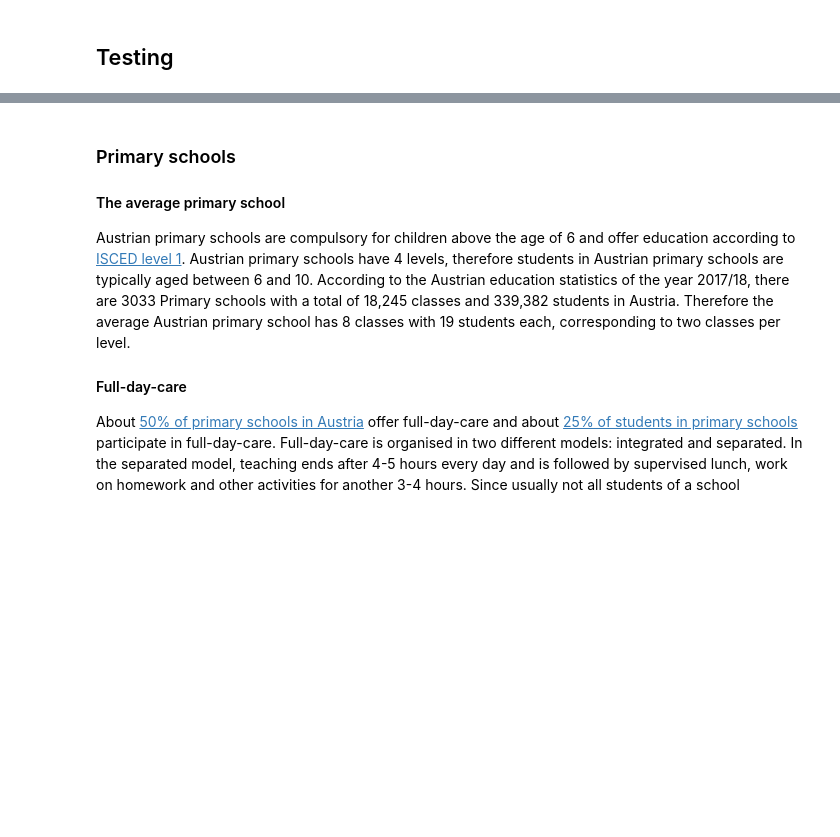
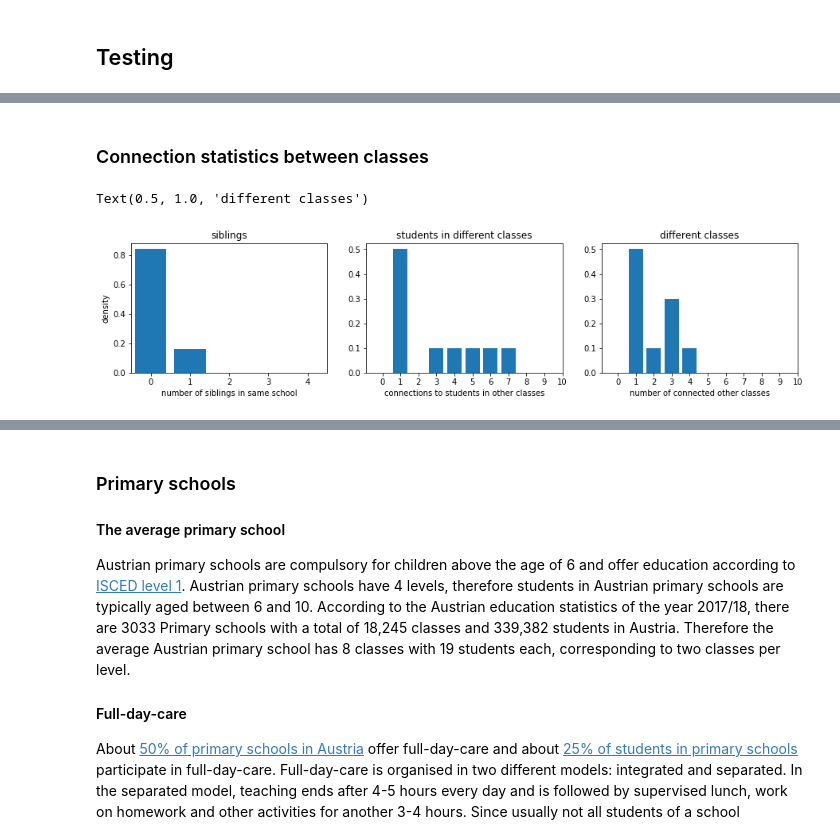
Before and after one commit to JanaLasser/agent_based_COVID_SEIRX, a Jupyter notebook: school/construct_school_network.ipynb, the cells around one changed output, grey strips where cells are left out. Drawn from its saved outputs; the diff is of its cells as text; code cells hidden in the pictures; blank space fills up the shorter version.

```diff
--- a/school/construct_school_network.ipynb
+++ b/school/construct_school_network.ipynb
@@ -94,3 +116,6 @@ teacher_p_children = {1:{0:0.8495, 1:0.0953, 2:0.0408, 3:0.0144},
+# %%
+r_teacher_friend = 0.059
+r_teacher_conversation = 0.255
 # %% [markdown]
 ## Compose calibration schools
 # %% [markdown]
@@ -117,0 +124,6 @@ time_period = 'calibration'
+# %%
+school_types = ['primary', 'primary_dc', 'lower_secondary',
+                'lower_secondary_dc', 'upper_secondary', 'secondary']
+school_types = ['primary_dc']
+student_mask = False
+teacher_mask = False
@@ -422,0 +388,9 @@ axes[1].set_title('household size distribution in\nfamilies of teachers');
+# %%
+reload(csn)
+G, teacher_schedule, student_schedule = csn.compose_school_graph(school_type, N_classes, class_size,
+                N_floors, age_bracket, p_children, p_parents, teacher_p_adults,
+                teacher_p_children, r_teacher_conversation, r_teacher_friend)
+
+csn.map_contacts(G, student_mask, teacher_mask, contact_map)
+
+node_list = csn.get_node_list(G)
@@ -504,0 +511,54 @@ ax.set_xlim(-0.3, 1.3)
+# %% [markdown]
+### Connection statistics between classes
+# %%
+# number of siblings
+siblings = []
+for s in students:
+    family = G.nodes[s]['family']
+    tmp_siblings = [n[0] for n in G.nodes(data=True) if \
+                (n[1]['family'] == family and n[1]['type'] == 'student')]
+
+    siblings.append(len(tmp_siblings) - 1)
+
+# number of connections between classes
+connected_other_students = []
+connected_other_classes = []
+
+for c in range(1, N_classes + 1):
+    students_in_class = [n[0] for n in G.nodes(data=True) if n[1]['type'] == 'student' \
+                        and n[1]['unit'] == 'class_{}'.format(c)]
+
+    tmp_connected_other_students = []
+    tmp_connected_other_classes = []
+    for s in students_in_class:
+        for n in G[s]:
+            if n not in students_in_class and n.startswith('s'):
+                tmp_connected_other_students.append(n)
+                tmp_connected_other_classes.append(G.nodes[n]['unit'])
+
+    connected_other_students.append(len(tmp_connected_other_students))
+    connected_other_classes.append(len(set(tmp_connected_other_classes)))
+
+fig, axes = plt.subplots(1, 3, figsize=(15,3))
+axes[0].hist(siblings, bins=range(0, 5), rwidth=0.8, align='left', density=True)
+axes[0].set_xticks(range(0, 5))
+axes[0].set_xlim(-0.5, 4.5)
+axes[0].set_ylabel('density')
+axes[0].set_xlabel('number of siblings in same school')
+axes[0].set_title('siblings')
+
+axes[1].hist(connected_other_students, bins=range(0, 11), rwidth=0.8,
+             density=True, align='left')
+axes[1].set_xticks(range(0, 11))
+axes[1].set_xlabel('connections to students in other classes')
+axes[1].set_title('students in different classes')
+
+
+axes[2].hist(connected_other_classes, bins=range(0, 11), rwidth=0.8,
+             density=True, align='left')
+axes[2].set_xticks(range(0, 11))
+axes[2].set_xlabel('number of connected other classes')
+axes[2].set_title('different classes')
+# %% [output]
+Text(0.5, 1.0, 'different classes')
+[figure, added]
```
Also changed, not shown: parts of 23 cells of this notebook.
